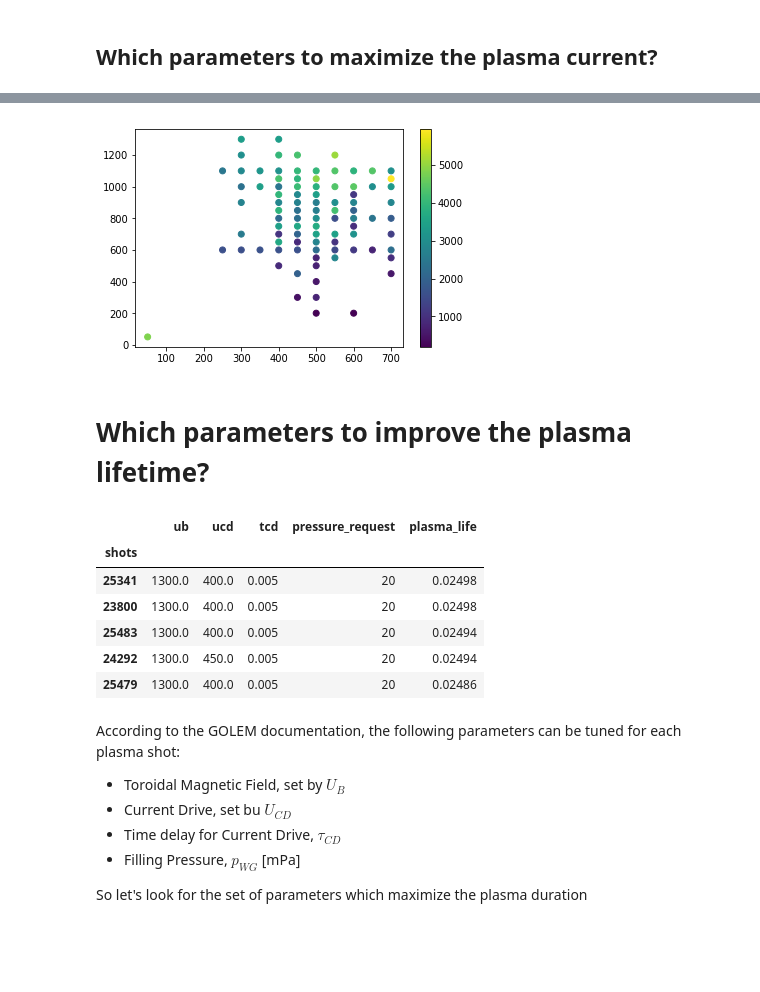
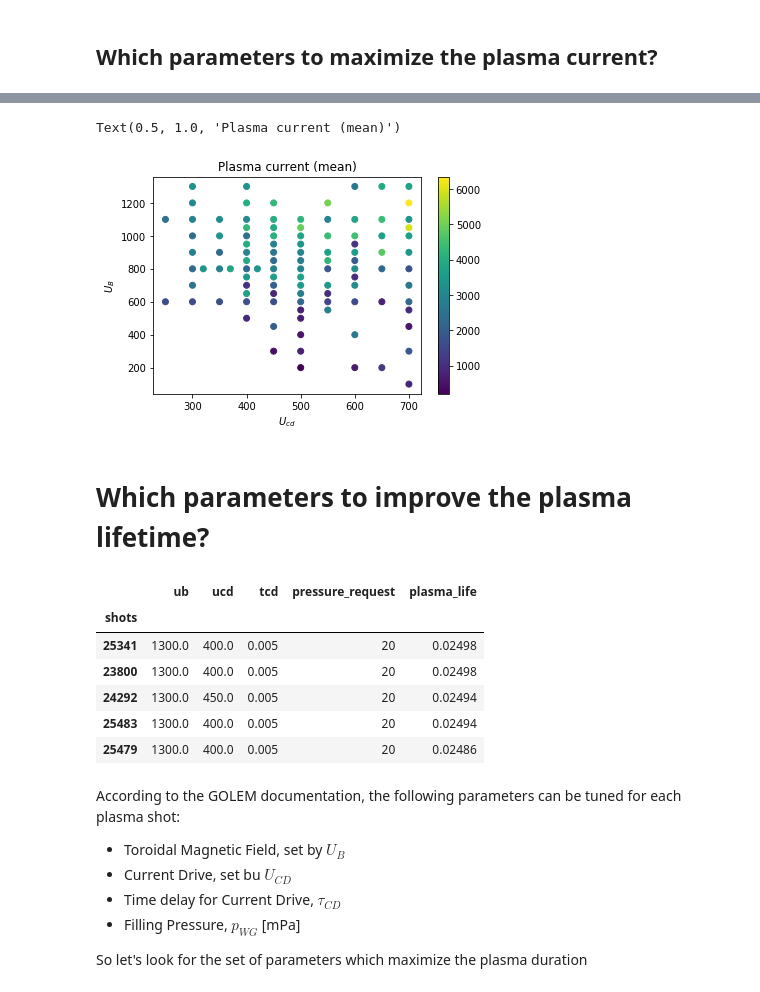
Before and after one commit to jhillairet/GOLEM, a Jupyter notebook: GOLEM_Estimating the best parameter set to maximize something.ipynb, the cells around one changed output, grey strips where cells are left out. Saved outputs shown, nothing was run; the diff lists cells and outputs as text; code cells hidden in the pictures; blank space fills up the shorter version.

```diff
--- a/GOLEM_Estimating the best parameter set to maximize something.ipynb
+++ b/GOLEM_Estimating the best parameter set to maximize something.ipynb
@@ -46,6 +46,12 @@ dataset = dataset.drop(dataset[dataset['loop_voltage_max'] < 5].index)
 # Drop pressure larger than 100mPa
 dataset = dataset.drop(dataset[dataset['pressure'] > 100].index)
 
+# Drop negative pressure request
+dataset = dataset.drop(dataset[dataset['pressure_request'] < 0].index)
+
+# Drop non physical ucd values
+dataset = dataset.drop(dataset[dataset['ucd'] < 200].index)
+
 # number of shot after cleaning
 print(len(dataset))
 # %% [output]
@@ -135,9 +142,13 @@ dataset_ip_avg.head(10)
 # %%
 fig, ax = plt.subplots()
 cax1=ax.scatter(x=dataset_ip_avg['ucd'], y=dataset_ip_avg['ub'], c=dataset_ip_avg['plasma_current_mean'])
 cb1=plt.colorbar(cax1)
+ax.set_xlabel('$U_{cd}$')
+ax.set_ylabel('$U_B$')
+ax.set_title('Plasma current (mean)')
 # %% [output]
+Text(0.5, 1.0, 'Plasma current (mean)')
-[figure, old version]
+[figure, new version]
 # %% [markdown]
 # Which parameters to improve the plasma lifetime?
 # %%
@@ -149,8 +160,8 @@ dataset_lt.sort_values('plasma_life', ascending=False).head()
 | shots |  |  |  |  |  |
 | 25341 | 1300.0 | 400.0 | 0.005 | 20 | 0.02498 |
 | 23800 | 1300.0 | 400.0 | 0.005 | 20 | 0.02498 |
+| 24292 | 1300.0 | 450.0 | 0.005 | 20 | 0.02494 |
 | 25483 | 1300.0 | 400.0 | 0.005 | 20 | 0.02494 |
-| 24292 | 1300.0 | 450.0 | 0.005 | 20 | 0.02494 |
 | 25479 | 1300.0 | 400.0 | 0.005 | 20 | 0.02486 |
 # %% [markdown]
 According to the GOLEM documentation, the following parameters can be tuned for each plasma shot:
```
Also changed, not shown: parts of 19 cells of this notebook, 3 other files.
